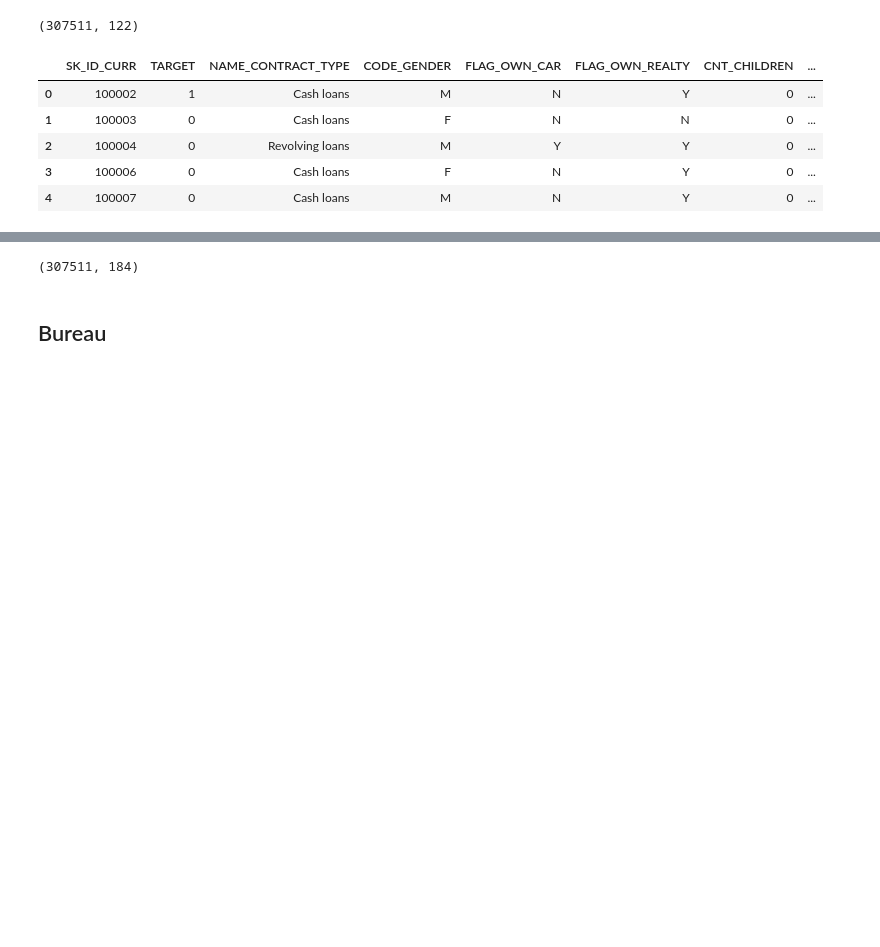
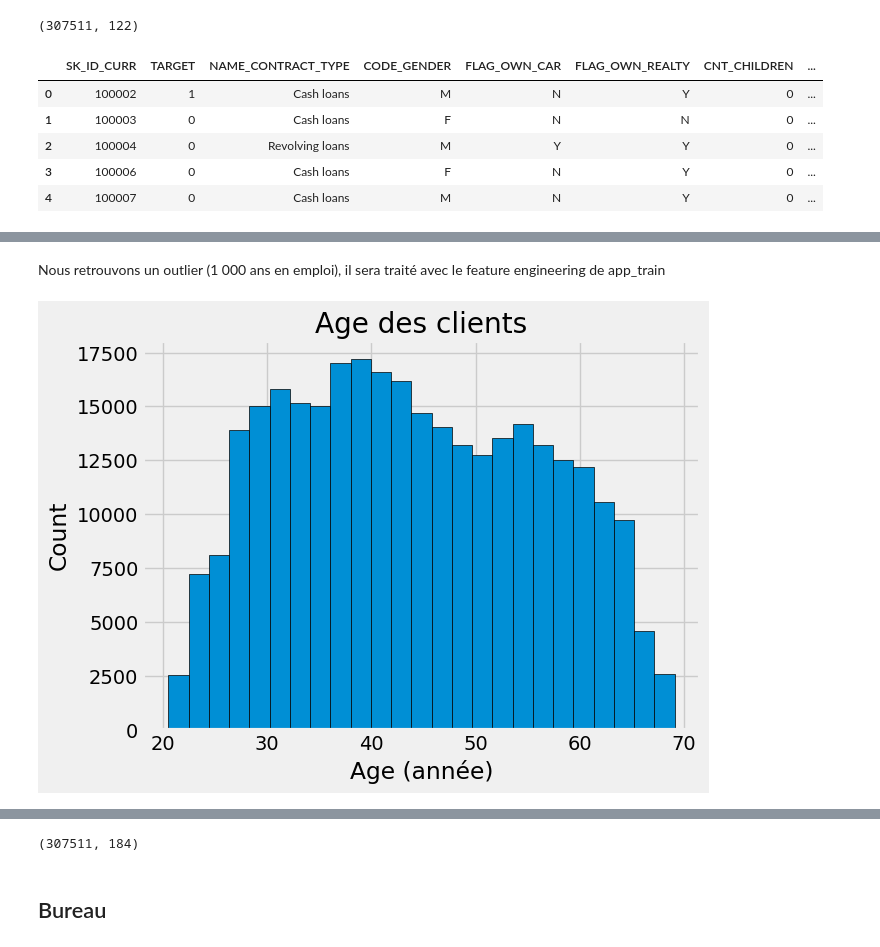
Before and after one commit to antmrv/oc_projet7, a Jupyter notebook: p7_modelisation.ipynb, the cells around one changed output, grey strips where cells are left out. Drawn from its saved outputs; the diff is of its cells as text; code cells hidden in the pictures; blank space fills up the shorter version.

```diff
--- a/p7_modelisation.ipynb
+++ b/p7_modelisation.ipynb
@@ -121,0 +215,13 @@ app_train.head()
+# %% [markdown]
+Nous retrouvons un outlier (1 000 ans en emploi), il sera traité avec le feature engineering de app_train
+# %%
+# Passe la variable days_birth en valeurs positives
+app_train['DAYS_BIRTH'] = abs(app_train['DAYS_BIRTH'])
+
+plt.style.use('fivethirtyeight')
+
+# Plot distribution des âges en années
+plt.hist(app_train['DAYS_BIRTH'] / 365, edgecolor = 'k', bins = 25)
+plt.title('Age des clients'); plt.xlabel('Age (année)'); plt.ylabel('Count');
+# %% [output]
+[figure, added]
```
Also changed, not shown: parts of 54 cells of this notebook.
